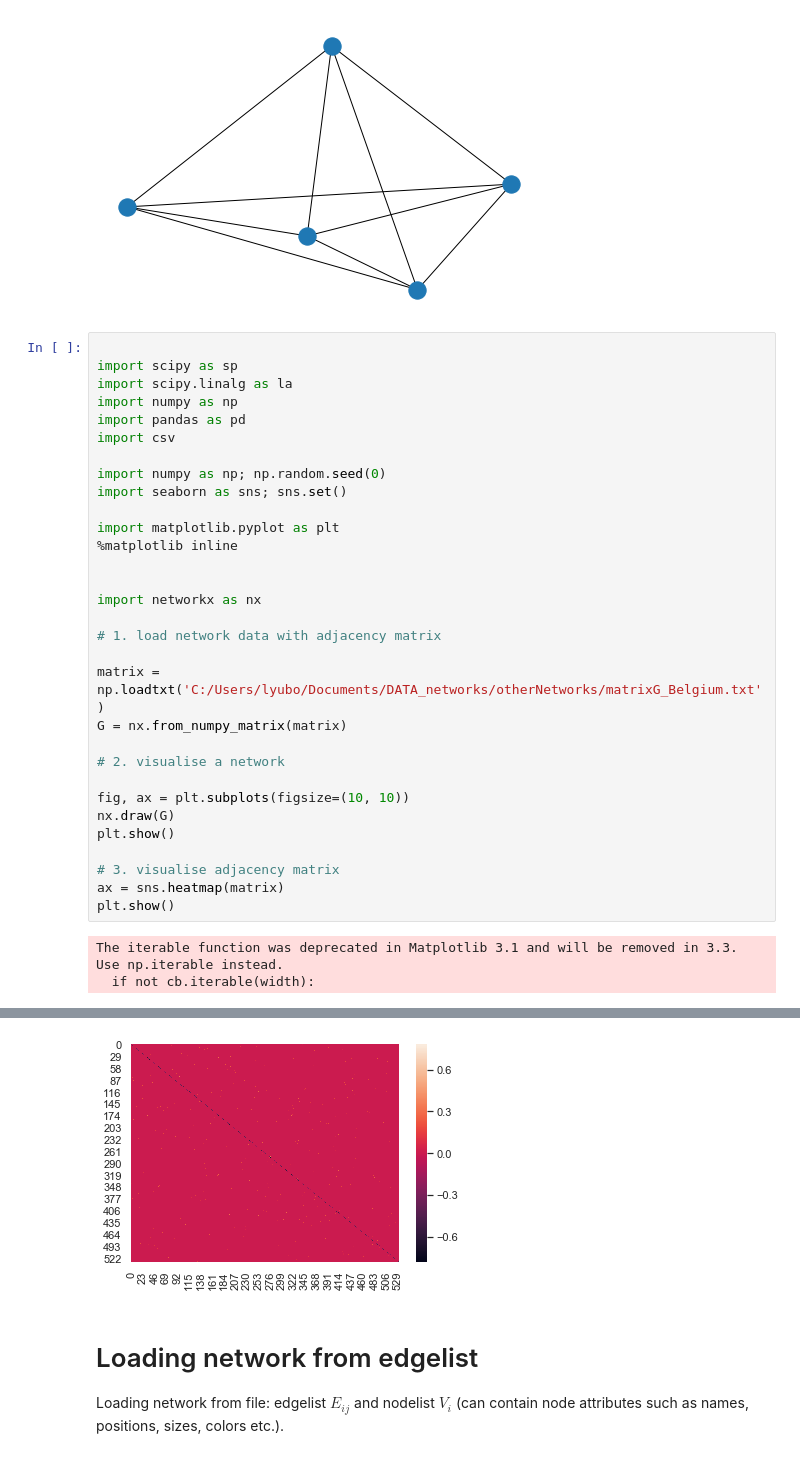
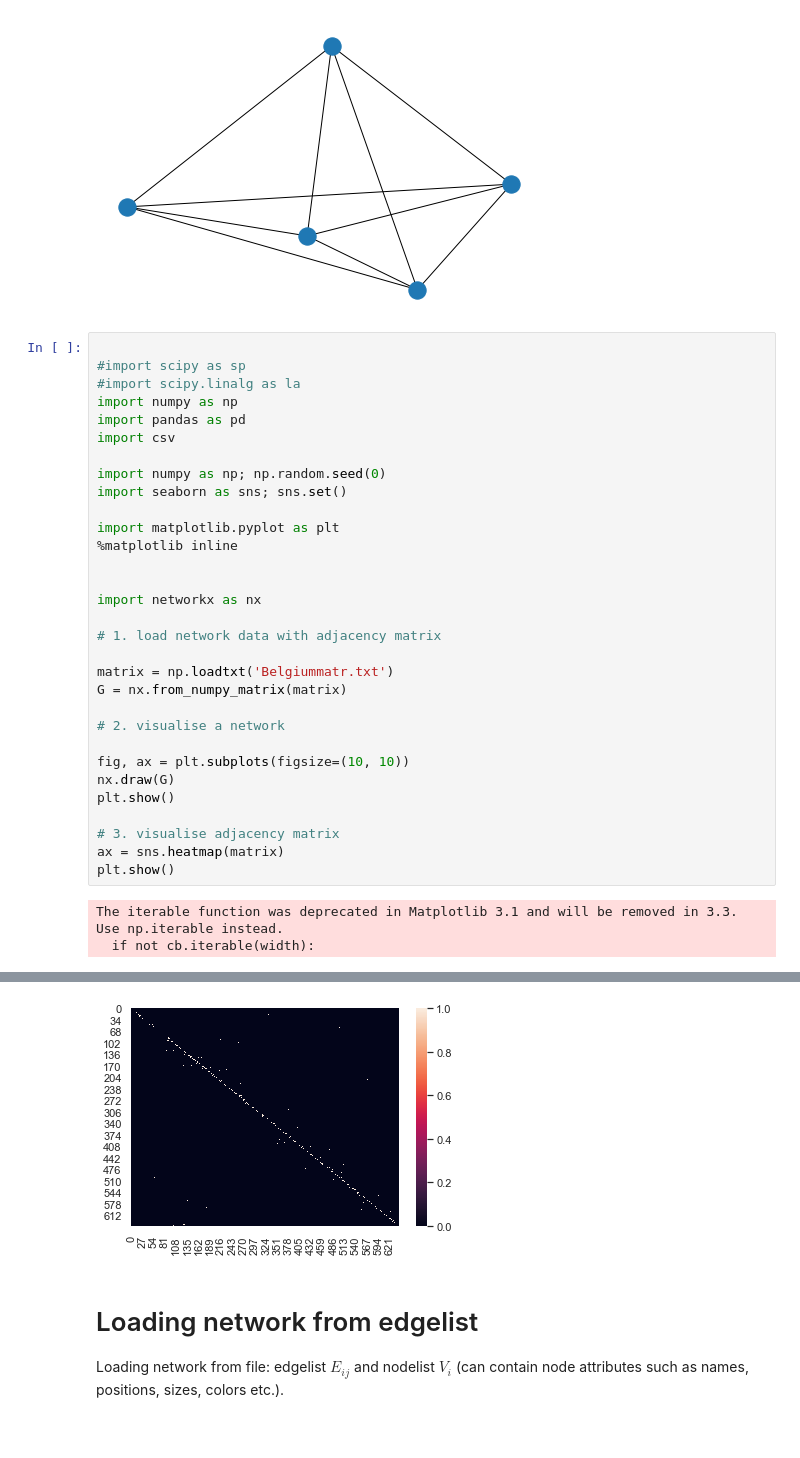
Before and after one commit to rtackx/materials_big_data_cri_2019, a Jupyter notebook: resources Python/networks_from_files.ipynb, the cells around one changed output, grey strips where cells are left out. Cells and saved outputs as stored; diff of their text form.

Commit message:
python networks from files

```diff
--- a/resources Python/networks_from_files.ipynb
+++ b/resources Python/networks_from_files.ipynb
@@ -28,8 +28,8 @@ The iterable function was deprecated in Matplotlib 3.1 and will be removed in 3.
 [figure]
 # %%
 
-import scipy as sp
-import scipy.linalg as la
+#import scipy as sp
+#import scipy.linalg as la
 import numpy as np
 import pandas as pd
 import csv
@@ -45,7 +45,7 @@ import networkx as nx
 
 # 1. load network data with adjacency matrix
 
-matrix = np.loadtxt('C:/Users/lyubo/Documents/DATA_networks/otherNetworks/matrixG_Belgium.txt')
+matrix = np.loadtxt('Belgiummatr.txt')
 G = nx.from_numpy_matrix(matrix)
 
 # 2. visualise a network
@@ -64,4 +64,4 @@ The iterable function was deprecated in Matplotlib 3.1 and will be removed in 3.
-[figure, old version]
+[figure, new version]
 # %% [markdown]
 # Loading network from edgelist
 
```
Also changed, not shown: parts of 4 cells of this notebook.
